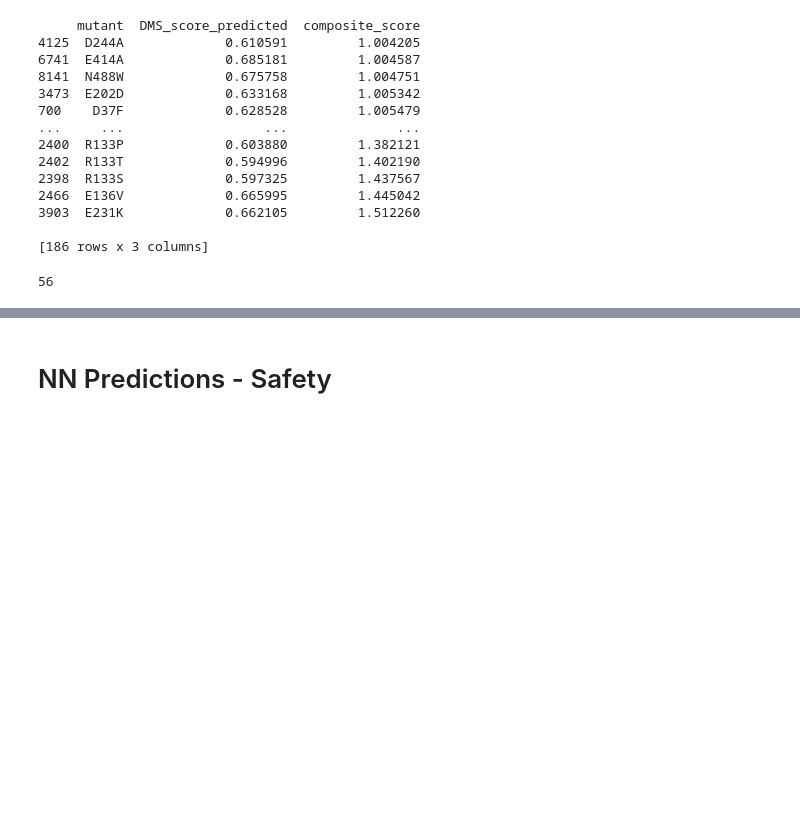
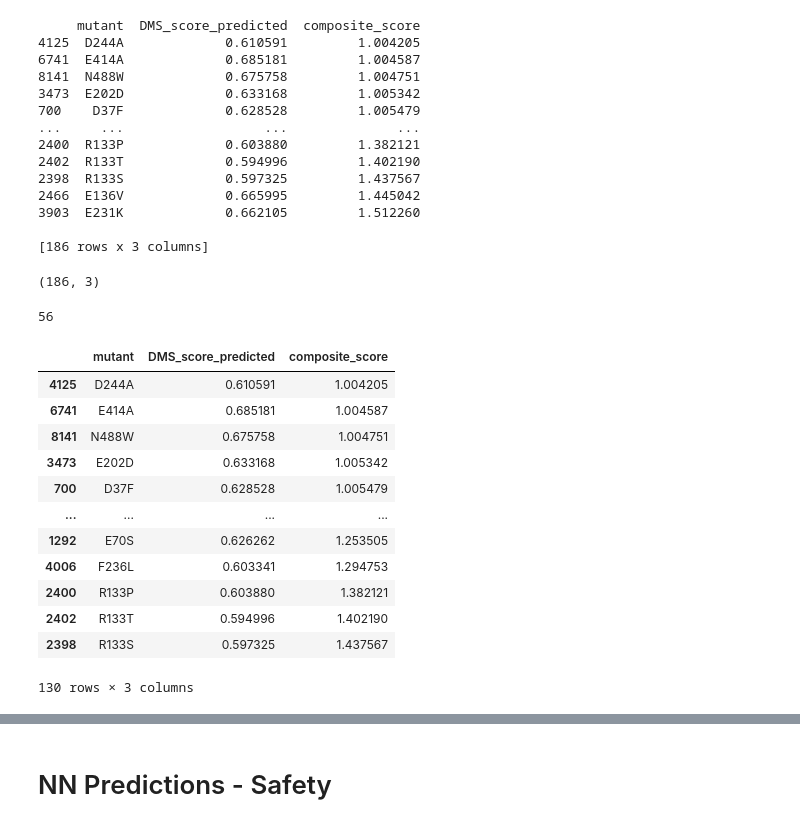
Before and after one commit to radroof22/cse-7850-combio-hackathon, a Jupyter notebook: plm_stability/PLM_Stability.ipynb, the cells around one changed output, grey strips where cells are left out. Drawn from its saved outputs; the diff is of its cells as text; code cells hidden in the pictures; blank space fills up the shorter version.

```diff
--- a/plm_stability/PLM_Stability.ipynb
+++ b/plm_stability/PLM_Stability.ipynb
@@ -867,8 +867,31 @@ with open("query3.txt", "w") as f:
 # %%
 df_filtered = df_filtered.sort_values(by="DMS_score_predicted")
 query3_sai = df_filtered.mutant.to_list()[-100:]
+df_filtered.shape
+# %% [output]
+(186, 3)
 # %%
-s = set(query3_sai) & set(query3_composite)
-len(s)
+common_mutations = set(query3_sai) & set(query3_composite)
+common_mutations = list(common_mutations)
-# %% [output]
-56
+# %%
+df_filtered.mutant.isin(common_mutations).sum()
+# %% [output]
+56
+# %%
+df_ex_composite = df_filtered.loc[~df_filtered.mutant.isin(common_mutations), :]
+df_ex_composite = df_ex_composite.sort_values(by="composite_score")
+df_ex_composite
+# %% [output]
+|  | mutant | DMS_score_predicted | composite_score |
+| 4125 | D244A | 0.610591 | 1.004205 |
+| 6741 | E414A | 0.685181 | 1.004587 |
+| 8141 | N488W | 0.675758 | 1.004751 |
+| 3473 | E202D | 0.633168 | 1.005342 |
+| 700 | D37F | 0.628528 | 1.005479 |
+| ... | ... | ... | ... |
+| 1292 | E70S | 0.626262 | 1.253505 |
+| 4006 | F236L | 0.603341 | 1.294753 |
+| 2400 | R133P | 0.603880 | 1.382121 |
+| 2402 | R133T | 0.594996 | 1.402190 |
+| 2398 | R133S | 0.597325 | 1.437567 |
+130 rows × 3 columns
```
Also changed, not shown: parts of 7 cells of this notebook, 1 other file.
